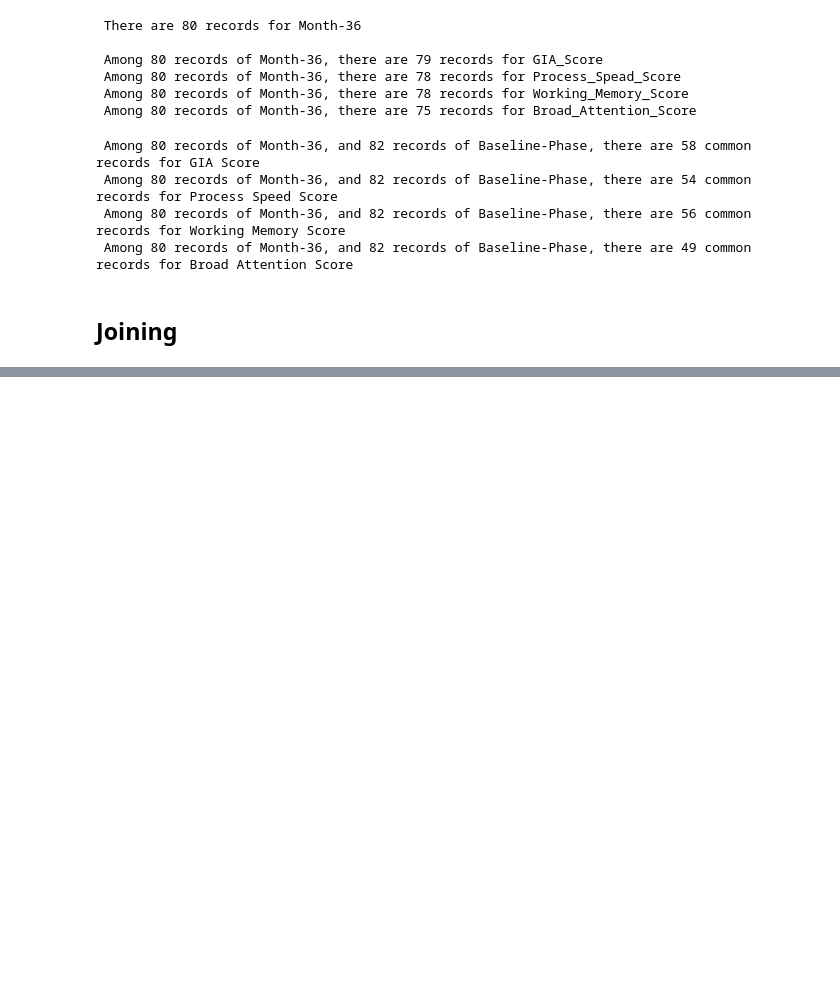
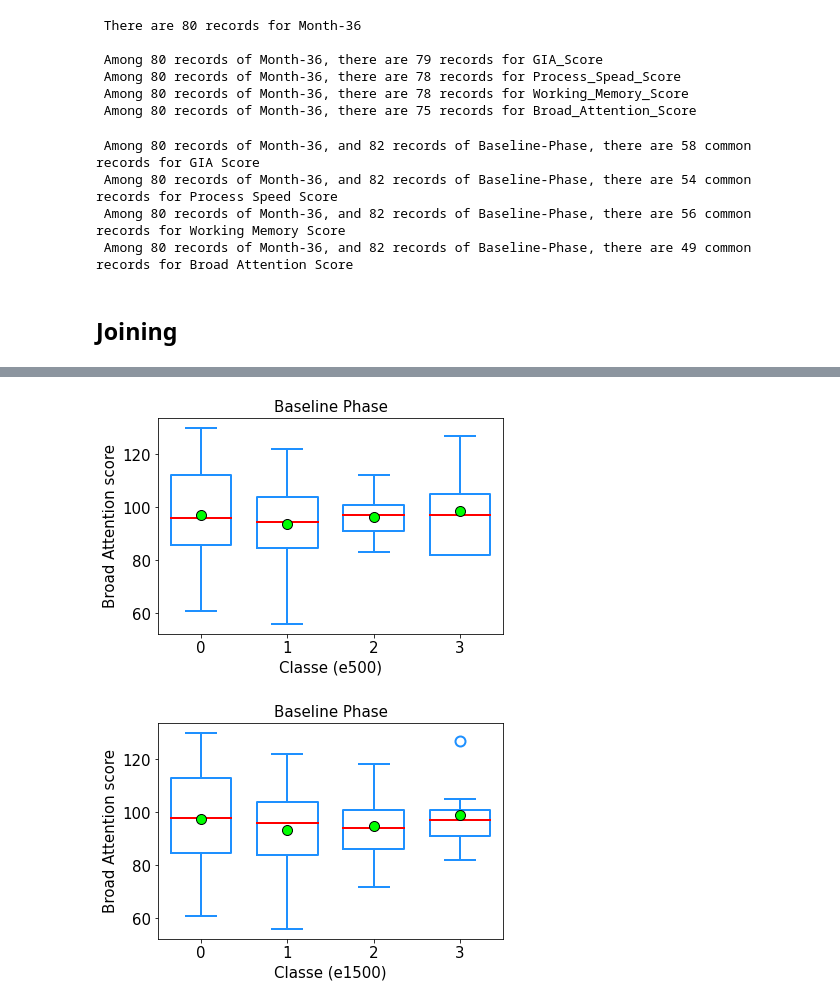
Before and after one commit to Hadi2468/DTI_Clustering, a Jupyter notebook: NeuroCognitive.ipynb, the cells around one changed output, grey strips where cells are left out. Saved outputs shown, nothing was run; the diff lists cells and outputs as text; code cells hidden in the pictures; blank space fills up the shorter version.

```diff
--- a/NeuroCognitive.ipynb
+++ b/NeuroCognitive.ipynb
@@ -225,0 +407,25 @@ df_m36_base_Broad_Attn = df_m36_join_base_Working_Mem.drop(['Working_Mem_SS_x',
+# %%
+## Boxplot: Baseline_BroadAttn
+
+## e500
+boxplot = df_cluster_join_base_BroadAttn.boxplot(column=['Broad_Attn_SS'], by=['class_e500'], showfliers=True, showmeans=True, meanprops=mnp,
+        widths = 0.7, patch_artist=False, grid=False, fontsize=15, boxprops=bp, medianprops=mp, whiskerprops=wp, capprops=cp, flierprops=fp)
+plt.suptitle("")
+p = plt.gca()
+p.set_title("Baseline Phase", fontsize=15)
+p.set_xlabel("Classe (e500)", fontsize=15)
+p.set_ylabel("Broad Attention score", fontsize=15)
+plt.show()
+
+## e1500
+boxplot = df_cluster_join_base_BroadAttn.boxplot(column=['Broad_Attn_SS'], by=['class_e1500'], showfliers=True, showmeans=True, meanprops=mnp,
+        widths = 0.7, patch_artist=False, grid=False, fontsize=15, boxprops=bp, medianprops=mp, whiskerprops=wp, capprops=cp, flierprops=fp)
+plt.suptitle("")
+p = plt.gca()
+p.set_title("Baseline Phase", fontsize=15)
+p.set_xlabel("Classe (e1500)", fontsize=15)
+p.set_ylabel("Broad Attention score", fontsize=15)
+plt.show()
+# %% [output]
+[figure, added]
+[figure, added]
```
Also changed, not shown: parts of 13 cells of this notebook, 14 other files.
